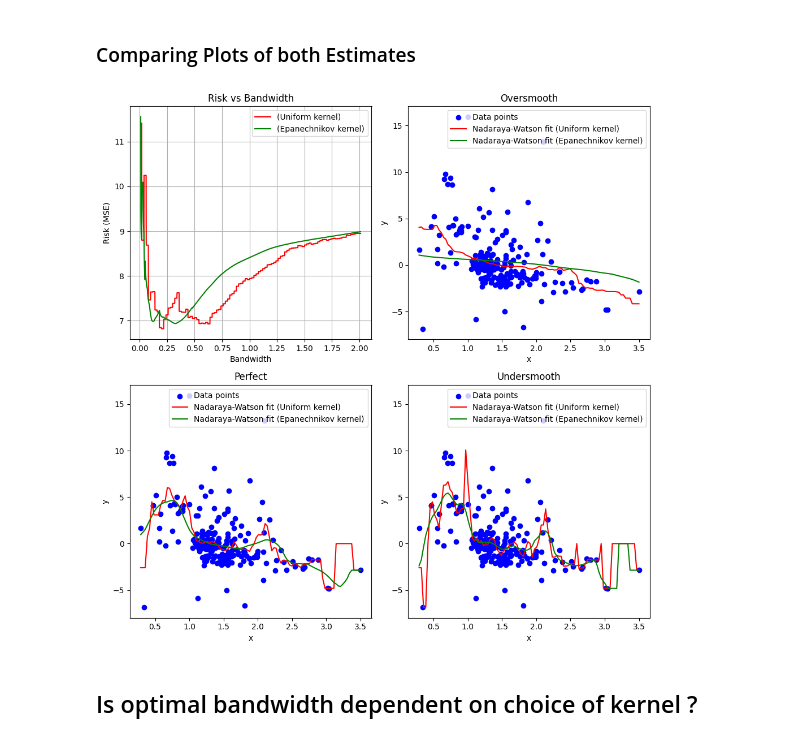
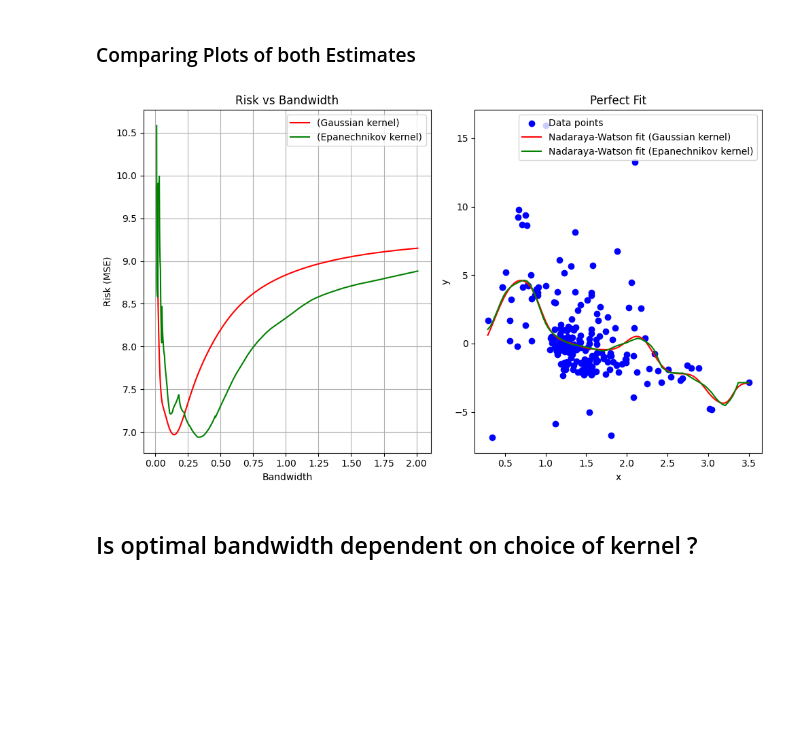
Before and after one commit to MalayKedia/CS215_assignments, a Jupyter notebook: Assignment3/q4/4.ipynb, the cells around one changed output. Drawn from its saved outputs; the diff is of its cells as text; code cells hidden in the pictures; blank space fills up the shorter version.

Commit message:
q4 gaussian instead of uniform

```diff
--- a/Assignment3/q4/4.ipynb
+++ b/Assignment3/q4/4.ipynb
@@ -91,50 +84,50 @@ bandwidth corresponding to minimum estimated risk is 0.20009504752376187
 fig, axs = plt.subplots(2, 2, figsize=(10, 10))
 
 # Plot risk vs bandwidth
-axs[0, 0].plot(bandwidths_UniformKDE, risks_Ukde)
+axs[0, 0].plot(bandwidths_GaussianKDE, risks_Gkde)
 # axs[0, 0].set_xlim([0, 1])
 # axs[0, 0].set_ylim([4, 10])
-axs[0, 0].set_title('Risk vs Bandwidth (Uniform Kernel)')
+axs[0, 0].set_title('Risk vs Bandwidth (Gaussian Kernel)')
 axs[0, 0].set_xlabel('Bandwidth')
 axs[0, 0].set_ylabel('Risk (MSE)')
 axs[0, 0].grid(True)
 
 # Oversmooth
-kde = UniformKDE(bandwidth=best_bandwidth_Ukde * 5)
+kde = GaussianKDE(bandwidth=best_bandwidth_Gkde * 5)
 kde.fit(x_data, y_data)
 x_fit = np.linspace(min(x_data), max(x_data), 100)
 y_fit = kde.predict(x_fit)
 axs[0, 1].scatter(x_data, y_data, color='blue', label='Data points')
-axs[0, 1].plot(x_fit, y_fit, color='red', label='Nadaraya-Watson fit (uniform kernel)')
+axs[0, 1].plot(x_fit, y_fit, color='red', label='Nadaraya-Watson fit (Gaussian kernel)')
 axs[0, 1].set_title('Oversmooth')
 axs[0, 1].set_xlabel('x')
 axs[0, 1].set_ylabel('y')
 axs[0, 1].legend()
 
 # perfect
-kde = UniformKDE(bandwidth=best_bandwidth_Ukde)
+kde = GaussianKDE(bandwidth=best_bandwidth_Gkde)
 kde.fit(x_data, y_data)
 y_fit = kde.predict(x_fit)
 axs[1, 0].scatter(x_data, y_data, color='blue', label='Data points')
-axs[1, 0].plot(x_fit, y_fit, color='red', label='Nadaraya-Watson fit (uniform kernel)')
+axs[1, 0].plot(x_fit, y_fit, color='red', label='Nadaraya-Watson fit (Gaussian kernel)')
 axs[1, 0].set_title('Perfect')
 axs[1, 0].set_xlabel('x')
 axs[1, 0].set_ylabel('y')
 axs[1, 0].legend()
 
 # undersmooth
-kde = UniformKDE(bandwidth=best_bandwidth_Ukde / 2)
+kde = GaussianKDE(bandwidth=best_bandwidth_Gkde / 5)
 kde.fit(x_data, y_data)
 y_fit = kde.predict(x_fit)
 axs[1, 1].scatter(x_data, y_data, color='blue', label='Data points')
-axs[1, 1].plot(x_fit, y_fit, color='red', label='Nadaraya-Watson fit (uniform kernel)')
+axs[1, 1].plot(x_fit, y_fit, color='red', label='Nadaraya-Watson fit (Gaussian kernel)')
 axs[1, 1].set_title('Undersmooth')
 axs[1, 1].set_xlabel('x')
 axs[1, 1].set_ylabel('y')
 axs[1, 1].legend()
 
 plt.tight_layout()
-plt.savefig("uniform_kernel_regression.png")
+plt.savefig("Gaussian_kernel_regression.png")
 
 plt.show()
 # %% [output]
@@ -219,7 +212,7 @@ axs[1, 0].set_ylabel('y')
 axs[1, 0].legend()
 
 # undersmooth
-kde = EpanechnikovKDE(bandwidth=best_bandwidth_Ekde / 2)
+kde = EpanechnikovKDE(bandwidth=best_bandwidth_Ekde / 5)
 kde.fit(x_data, y_data)
 y_fit = kde.predict(x_fit)
 axs[1, 1].scatter(x_data, y_data, color='blue', label='Data points')
@@ -241,78 +234,40 @@ plt.show()
 <!-- 1. Can you empirically corroborate above statement using plots ? Are all kernel functions similarly dependent on choice of optimal bandwidth ? -->
 # %%
 # Create subplots
-fig, axs = plt.subplots(2, 2, figsize=(10, 10))
+fig, axs = plt.subplots(1, 2, figsize=(10, 6))
 
 # Plot risk vs bandwidth
-axs[0, 0].plot(bandwidths_UniformKDE, risks_Ukde, color='red', label='(Uniform kernel)')
-axs[0, 0].plot(bandwidths_EpanechnikovKDE, risks_Ekde, color='green', label='(Epanechnikov kernel)')
-axs[0, 0].set_title('Risk vs Bandwidth')
-axs[0, 0].set_xlabel('Bandwidth')
-axs[0, 0].set_ylabel('Risk (MSE)')
-axs[0, 0].grid(True)
-axs[0, 0].legend()
-
-# Oversmooth
-Ukde = UniformKDE(bandwidth=best_bandwidth_Ukde * 5)
-Ukde.fit(x_data, y_data)
-x_fitU = np.linspace(min(x_data), max(x_data), 100)
-y_fitU = Ukde.predict(x_fit)
-
-Ekde = EpanechnikovKDE(bandwidth=best_bandwidth_Ekde * 5)
-Ekde.fit(x_data, y_data)
-x_fitE = np.linspace(min(x_data), max(x_data), 100)
-y_fitE = Ekde.predict(x_fit)
-
-axs[0, 1].scatter(x_data, y_data, color='blue', label='Data points')
-axs[0, 1].plot(x_fitU, y_fitU, color='red', label='Nadaraya-Watson fit (Uniform kernel)')
-axs[0, 1].plot(x_fitE, y_fitE, color='green', label='Nadaraya-Watson fit (Epanechnikov kernel)')
-axs[0, 1].set_title('Oversmooth')
-axs[0, 1].set_xlabel('x')
-axs[0, 1].set_ylabel('y')
-axs[0, 1].legend()
+axs[0].plot(bandwidths_GaussianKDE, risks_Gkde, color='red', label='(Gaussian kernel)')
+axs[0].plot(bandwidths_EpanechnikovKDE, risks_Ekde, color='green', label='(Epanechnikov kernel)')
+axs[0].set_title('Risk vs Bandwidth')
+axs[0].set_xlabel('Bandwidth')
+axs[0].set_ylabel('Risk (MSE)')
+axs[0].grid(True)
+axs[0].legend()
 
 # perfect
-Ukde = UniformKDE(bandwidth=best_bandwidth_Ukde)
+Ukde = GaussianKDE(bandwidth=best_bandwidth_Gkde)
 Ukde.fit(x_data, y_data)
 x_fitU = np.linspace(min(x_data), max(x_data), 100)
 y_fitU = Ukde.predict(x_fit)
 
 Ekde = EpanechnikovKDE(bandwidth=best_bandwidth_Ekde)
 Ekde.fit(x_data, y_data)
 x_fitE = np.linspace(min(x_data), max(x_data), 100)
 y_fitE = Ekde.predict(x_fit)
 
-axs[1, 0].scatter(x_data, y_data, color='blue', label='Data points')
-axs[1, 0].plot(x_fitU, y_fitU, color='red', label='Nadaraya-Watson fit (Uniform kernel)')
-axs[1, 0].plot(x_fitE, y_fitE, color='green', label='Nadaraya-Watson fit (Epanechnikov kernel)')
-axs[1, 0].set_title('Perfect')
-axs[1, 0].set_xlabel('x')
-axs[1, 0].set_ylabel('y')
-axs[1, 0].legend()
-
-# undersmooth
-Ukde = UniformKDE(bandwidth=best_bandwidth_Ukde / 2)
-Ukde.fit(x_data, y_data)
-x_fitU = np.linspace(min(x_data), max(x_data), 100)
-y_fitU = Ukde.predict(x_fit)
-
-Ekde = EpanechnikovKDE(bandwidth=best_bandwidth_Ekde / 2)
-Ekde.fit(x_data, y_data)
-x_fitE = np.linspace(min(x_data), max(x_data), 100)
-y_fitE = Ekde.predict(x_fit)
-
-axs[1, 1].scatter(x_data, y_data, color='blue', label='Data points')
-axs[1, 1].plot(x_fitU, y_fitU, color='red', label='Nadaraya-Watson fit (Uniform kernel)')
-axs[1, 1].plot(x_fitE, y_fitE, color='green', label='Nadaraya-Watson fit (Epanechnikov kernel)')
-axs[1, 1].set_title('Undersmooth')
-axs[1, 1].set_xlabel('x')
-axs[1, 1].set_ylabel('y')
-axs[1, 1].legend()
+axs[1].scatter(x_data, y_data, color='blue', label='Data points')
+axs[1].plot(x_fitU, y_fitU, color='red', label='Nadaraya-Watson fit (Gaussian kernel)')
+axs[1].plot(x_fitE, y_fitE, color='green', label='Nadaraya-Watson fit (Epanechnikov kernel)')
+axs[1].set_title('Perfect Fit')
+axs[1].set_xlabel('x')
+axs[1].set_ylabel('y')
+axs[1].legend()
 
 plt.tight_layout()
 plt.show()
 # %% [output]
-[figure, old version]
+[figure, new version]
 # %% [markdown]
 ## Is optimal bandwidth dependent on choice of kernel ?
 # %%
```
Also changed, not shown: parts of 9 cells of this notebook, 4 other files.
